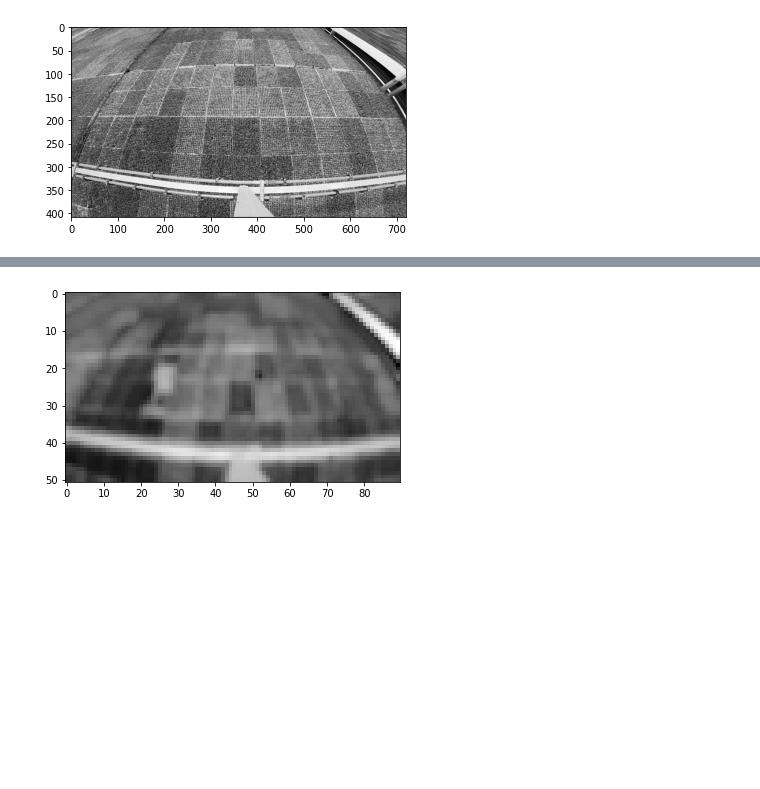
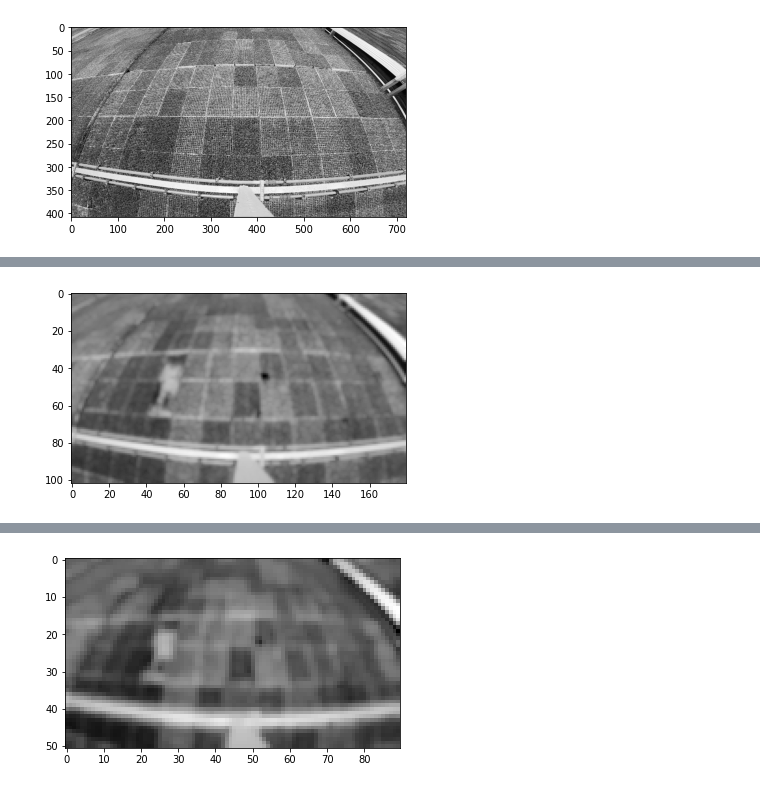
Before and after one commit to nastyadunaeva/searching_for_anomalies, a Jupyter notebook: model.ipynb, the cells around one changed output, grey strips where cells are left out. Cells and saved outputs as stored; diff of their text form; code cells hidden in the pictures; blank space fills up the shorter version.

```diff
--- a/model.ipynb
+++ b/model.ipynb
@@ -563,0 +576,6 @@ anom0, anom1, anom2, anom3 = multiscale_decomposition_single(anom)
+# %%
+convolved_img2 = Image.fromarray(anom2, 'L')
+pyplot.imshow(convolved_img2, cmap=pyplot.get_cmap('gray'))
+pyplot.show()
+# %% [output]
+[figure, added]
```
Also changed, not shown: parts of 51 cells of this notebook.
